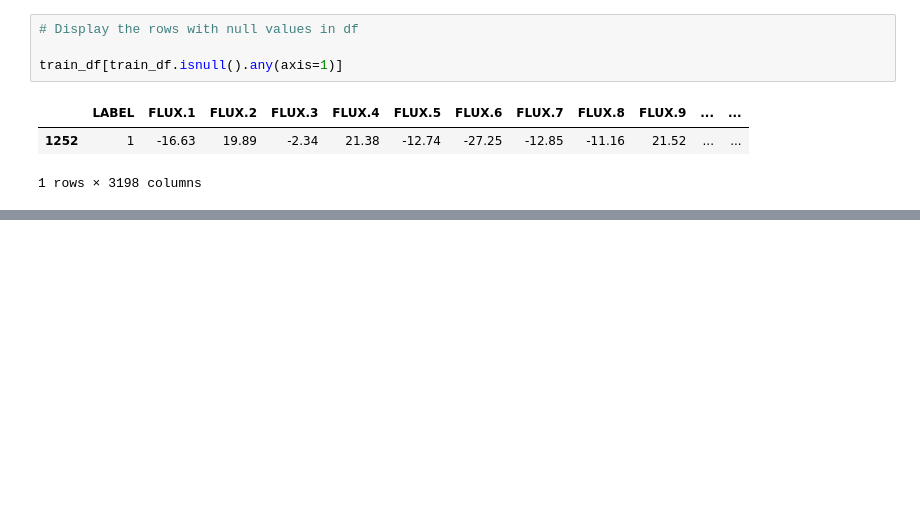
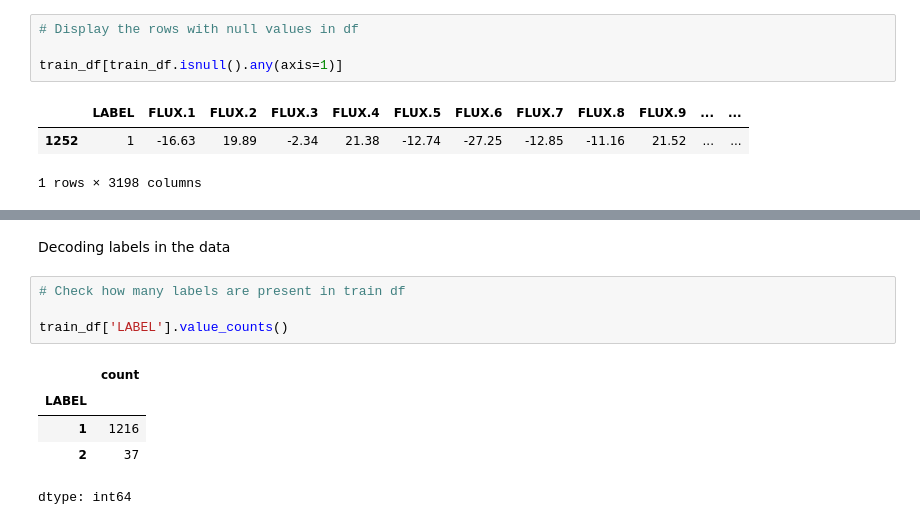
Before and after one commit to Meowmixforme/Kaggle_Machine_Learning_Projects, a Jupyter notebook: Project 3 Exoplanet Hunting Using Machine Learning/Exo.ipynb, the cells around one changed output, grey strips where cells are left out. Saved outputs shown, nothing was run; the diff lists cells and outputs as text; blank space fills up the shorter version.

```diff
--- a/Project 3 Exoplanet Hunting Using Machine Learning/Exo.ipynb
+++ b/Project 3 Exoplanet Hunting Using Machine Learning/Exo.ipynb
@@ -45,0 +52,12 @@ train_df[train_df.isnull().any(axis=1)]
+# %% [markdown]
+Decoding labels in the data
+# %%
+# Check how many labels are present in train df
+
+train_df['LABEL'].value_counts()
+# %% [output]
+|  | count |
+| LABEL |  |
+| 1 | 1216 |
+| 2 | 37 |
+dtype: int64
```
Also changed, not shown: parts of 6 cells of this notebook.
